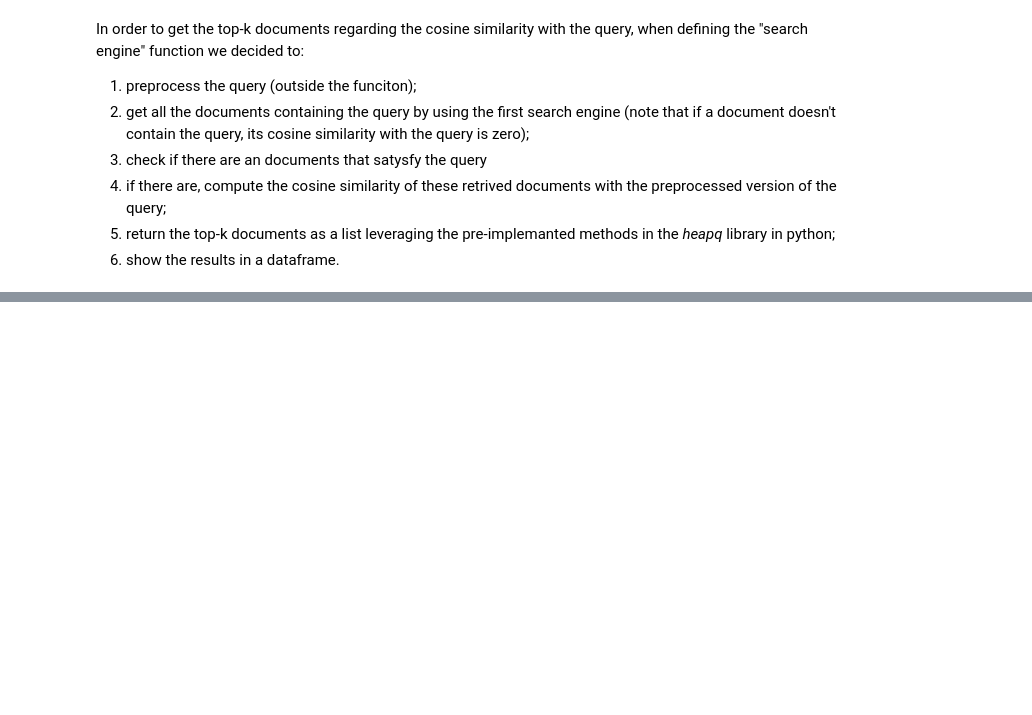
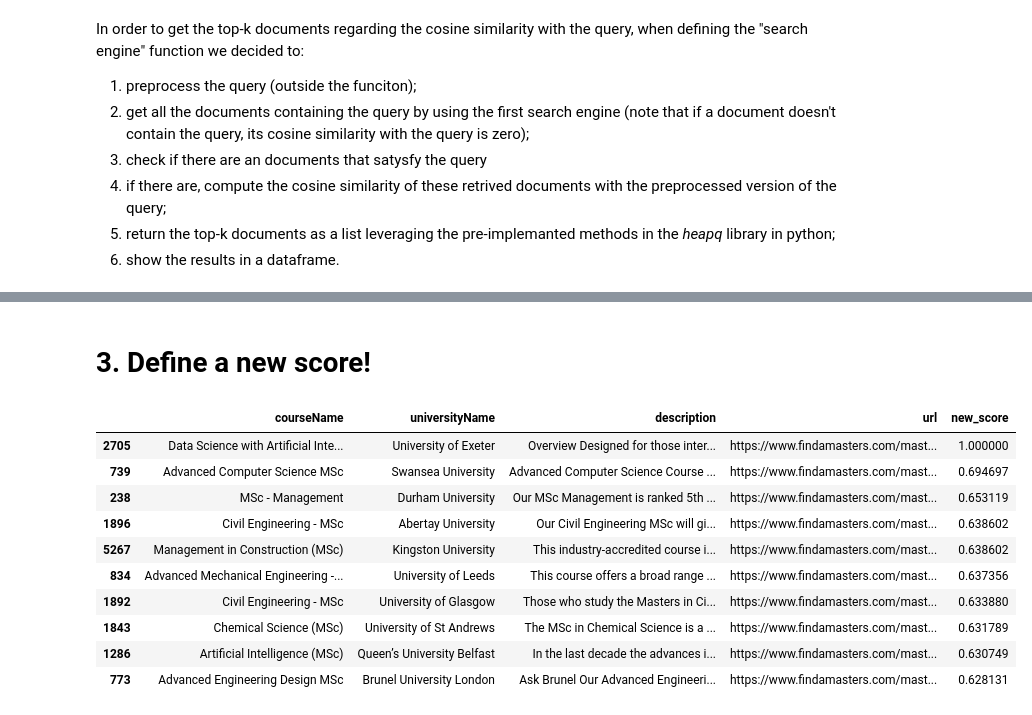
Before and after one commit to camillabrigandi/ADM-HW3, a Jupyter notebook: HW3.ipynb, the cells around one changed output, grey strips where cells are left out. Saved outputs shown, nothing was run; the diff lists cells and outputs as text; code cells hidden in the pictures; blank space fills up the shorter version.

```diff
--- a/HW3.ipynb
+++ b/HW3.ipynb
@@ -315,0 +321,61 @@ Results:
+# %% [markdown]
+# 3. Define a new score!
+# %%
+user_query2 = "advanced knowledge"
+
+query = functions.preprocess_query(user_query2)
+
+conj_query = functions.get_documents_conjunctive_query(query, vocabulary_dict, inverted_index)
+resulting_columns = ['courseName', 'universityName', 'description', 'url']
+adv_kno = msc_degrees.loc[conj_query, resulting_columns]
+
+# Concatenate relevant columns for BM25 calculation
+adv_kno['combined_text'] = adv_kno['courseName'] + ' ' + adv_kno['universityName'] + ' ' + adv_kno['description']
+
+# Tokenize the text
+tokenized_text = [text.split() for text in adv_kno['combined_text']]
+
+# Train BM25 model
+bm25 = BM25Okapi(tokenized_text)
+
+# Converting the user query back to a string
+tokenized_query = ' '.join(query)
+
+# Calculate BM25 scores
+bm25_scores = bm25.get_scores(tokenized_query)
+
+# Normalize scores between 0 and 1
+max_score = max(bm25_scores)
+normalized_scores = [score / max_score for score in bm25_scores]
+
+# Add normalized scores to DataFrame
+adv_kno['new_score'] = normalized_scores
+
+# Use heap to maintain top-k documents
+k = 10
+heap = []
+
+# Iterate through the rows and maintain a heap of top-k documents based on scores
+for idx, score in enumerate(normalized_scores):
+    if len(heap) < k:
+        heapq.heappush(heap, (score, idx))
+    else:
+        heapq.heappushpop(heap, (score, idx))
+
+# Retrieve top-k documents based on heap
+top_k_indices = [index for (m, index) in sorted(heap, reverse=True)]
+top_results = adv_kno.iloc[top_k_indices][['courseName', 'universityName', 'description', 'url', 'new_score']]
+
+top_results
+# %% [output]
+|  | courseName | universityName | description | url | new_score |
+| 2705 | Data Science with Artificial Inte... | University of Exeter | Overview Designed for those inter... | https://www.findamasters.com/mast... | 1.000000 |
+| 739 | Advanced Computer Science MSc | Swansea University | Advanced Computer Science Course ... | https://www.findamasters.com/mast... | 0.694697 |
+| 238 | MSc - Management | Durham University | Our MSc Management is ranked 5th ... | https://www.findamasters.com/mast... | 0.653119 |
+| 1896 | Civil Engineering - MSc | Abertay University | Our Civil Engineering MSc will gi... | https://www.findamasters.com/mast... | 0.638602 |
+| 5267 | Management in Construction (MSc) | Kingston University | This industry-accredited course i... | https://www.findamasters.com/mast... | 0.638602 |
+| 834 | Advanced Mechanical Engineering -... | University of Leeds | This course offers a broad range ... | https://www.findamasters.com/mast... | 0.637356 |
+| 1892 | Civil Engineering - MSc | University of Glasgow | Those who study the Masters in Ci... | https://www.findamasters.com/mast... | 0.633880 |
+| 1843 | Chemical Science (MSc) | University of St Andrews | The MSc in Chemical Science is a ... | https://www.findamasters.com/mast... | 0.631789 |
+| 1286 | Artificial Intelligence (MSc) | Queen’s University Belfast | In the last decade the advances i... | https://www.findamasters.com/mast... | 0.630749 |
+| 773 | Advanced Engineering Design MSc | Brunel University London | Ask Brunel Our Advanced Engineeri... | https://www.findamasters.com/mast... | 0.628131 |
```
Also changed, not shown: parts of 24 cells of this notebook, 2 other files.
